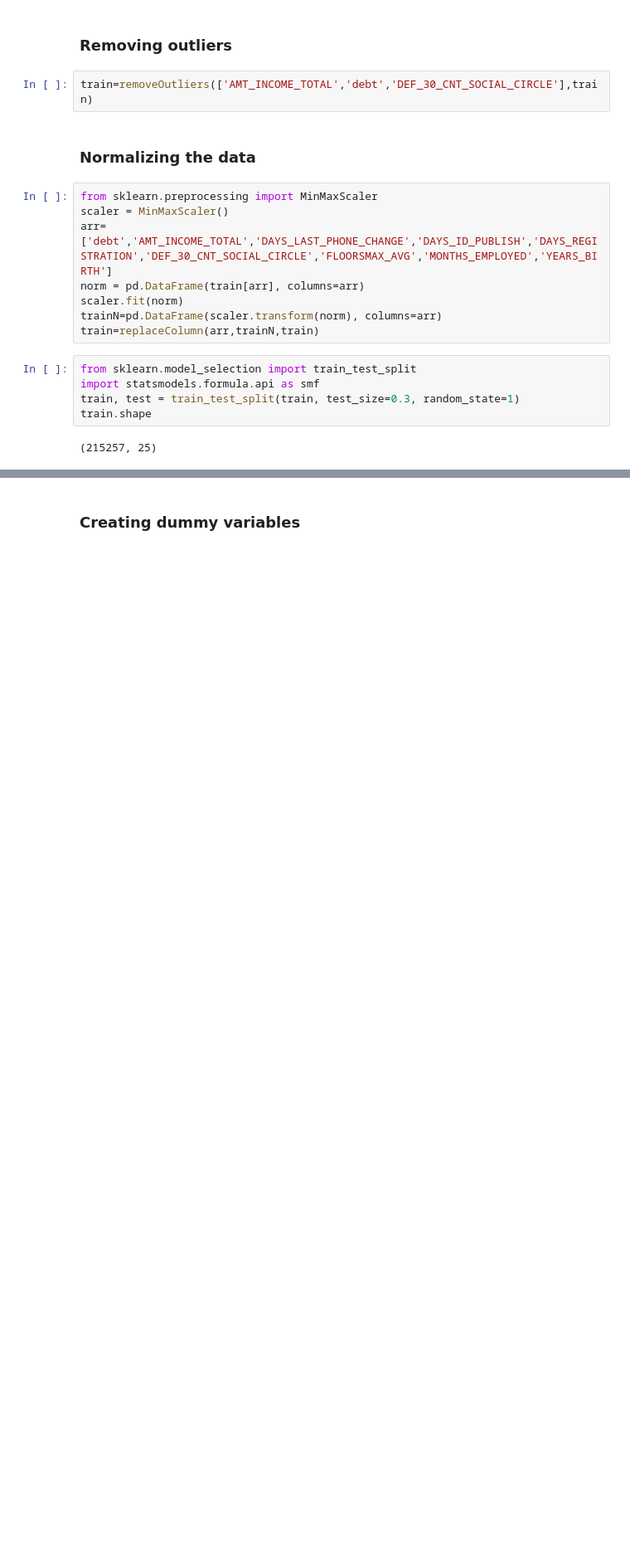
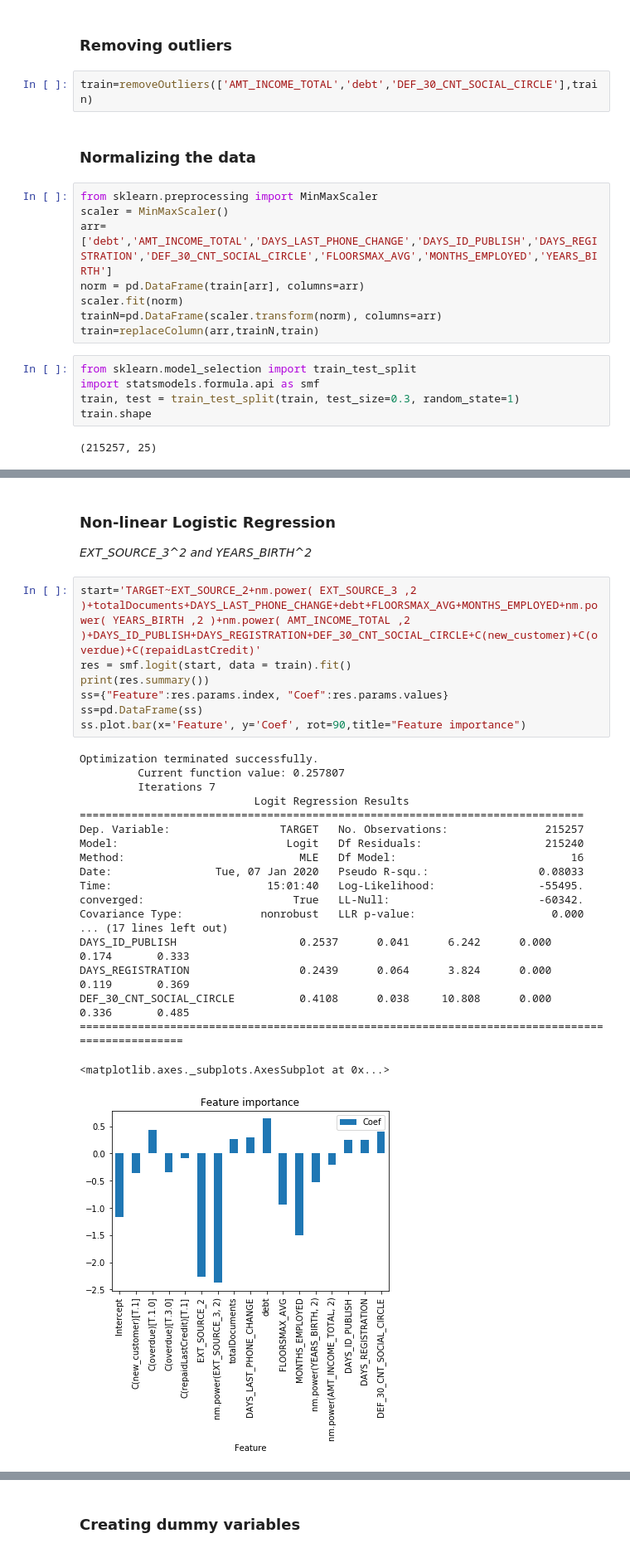
Before and after one commit to lesh3000/AI_Projects, a Jupyter notebook: Untitled4.ipynb, the cells around one changed output, grey strips where cells are left out. Shown at 83% size. Drawn from its saved outputs; the diff is of its cells as text; blank space fills up the shorter version.

```diff
--- a/Untitled4.ipynb
+++ b/Untitled4.ipynb
@@ -395,0 +583,30 @@ YEARS_BIRTH                     -0.4443      0.038    -11.642      0.000      -0
+# %% [markdown]
+### Non-linear Logistic Regression
+_EXT_SOURCE_3^2 and YEARS_BIRTH^2_
+# %%
+start='TARGET~EXT_SOURCE_2+nm.power( EXT_SOURCE_3 ,2 )+totalDocuments+DAYS_LAST_PHONE_CHANGE+debt+FLOORSMAX_AVG+MONTHS_EMPLOYED+nm.power( YEARS_BIRTH ,2 )+nm.power( AMT_INCOME_TOTAL ,2 )+DAYS_ID_PUBLISH+DAYS_REGISTRATION+DEF_30_CNT_SOCIAL_CIRCLE+C(new_customer)+C(overdue)+C(repaidLastCredit)'
+res = smf.logit(start, data = train).fit()
+print(res.summary())
+ss={"Feature":res.params.index, "Coef":res.params.values}
+ss=pd.DataFrame(ss)
+ss.plot.bar(x='Feature', y='Coef', rot=90,title="Feature importance")
+# %% [output]
+Optimization terminated successfully.
+         Current function value: 0.257807
+         Iterations 7
+                           Logit Regression Results
+==============================================================================
+Dep. Variable:                 TARGET   No. Observations:               215257
+Model:                          Logit   Df Residuals:                   215240
+Method:                           MLE   Df Model:                           16
+Date:                Tue, 07 Jan 2020   Pseudo R-squ.:                 0.08033
+Time:                        15:01:40   Log-Likelihood:                -55495.
+converged:                       True   LL-Null:                       -60342.
+Covariance Type:            nonrobust   LLR p-value:                     0.000
+... (17 lines left out)
+DAYS_ID_PUBLISH                   0.2537      0.041      6.242      0.000       0.174       0.333
+DAYS_REGISTRATION                 0.2439      0.064      3.824      0.000       0.119       0.369
+DEF_30_CNT_SOCIAL_CIRCLE          0.4108      0.038     10.808      0.000       0.336       0.485
+=================================================================================================
+<matplotlib.axes._subplots.AxesSubplot at 0x...>
+[figure, added]
```
Also changed, not shown: parts of 20 cells of this notebook.
